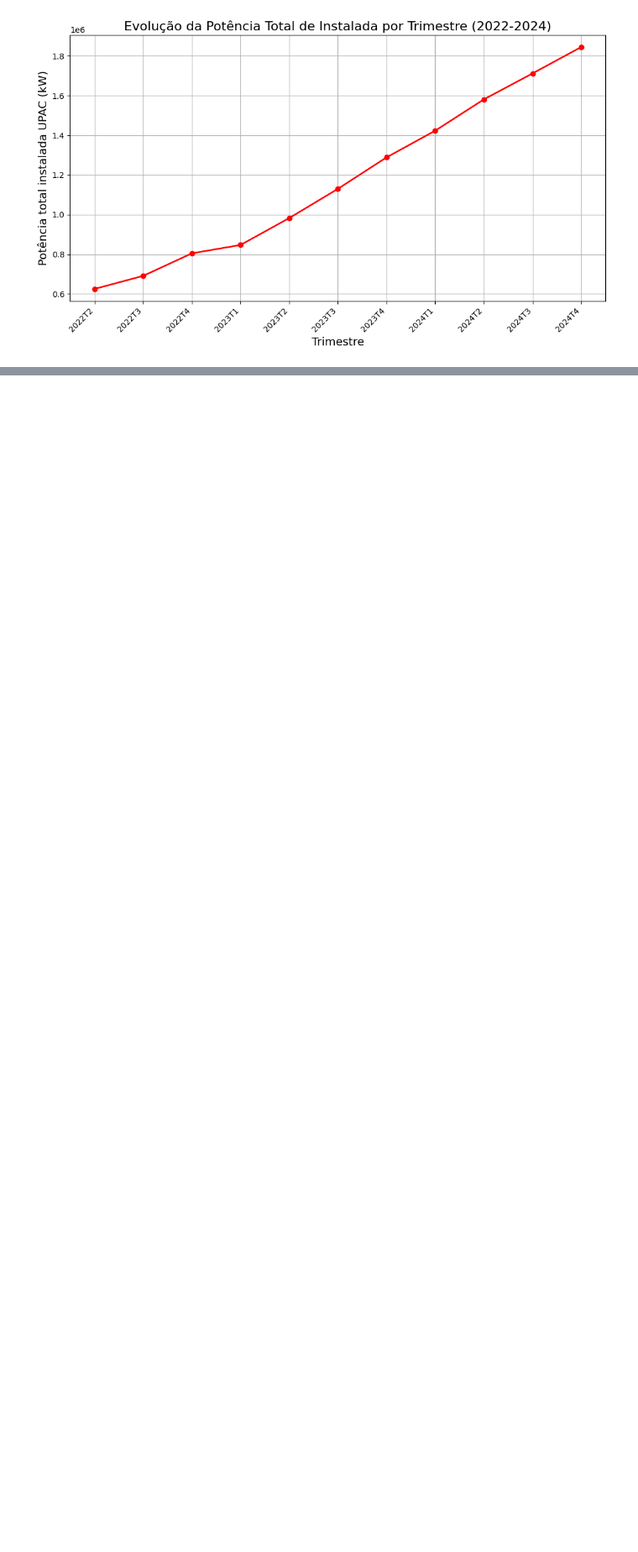
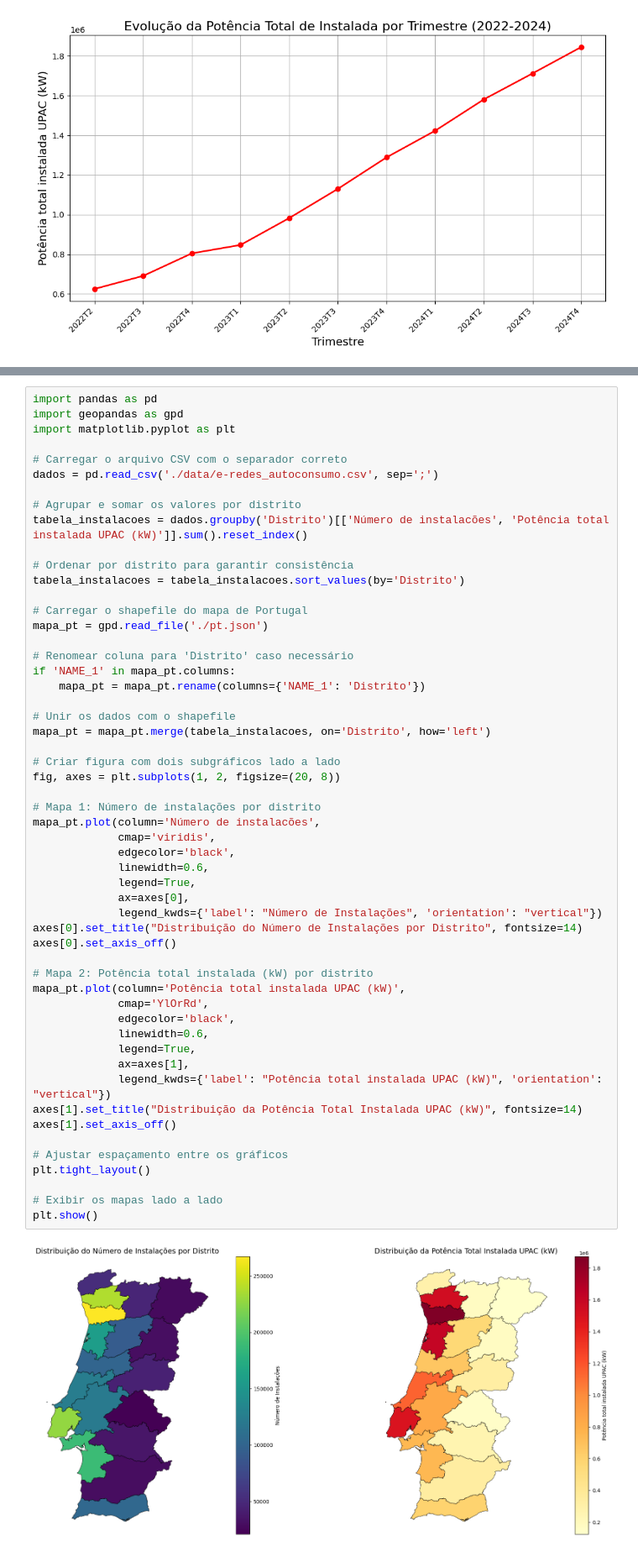
Before and after one commit to leonorsr/E-Redes, a Jupyter notebook: e-redes_autoconsumo.ipynb, the cells around one changed output, grey strips where cells are left out. Shown at 84% size. Drawn from its saved outputs; the diff is of its cells as text; blank space fills up the shorter version.

Commit message:
comparação entre P e N

```diff
--- a/e-redes_autoconsumo.ipynb
+++ b/e-redes_autoconsumo.ipynb
@@ -422,0 +425,56 @@ plt.show()
+# %%
+import pandas as pd
+import geopandas as gpd
+import matplotlib.pyplot as plt
+
+# Carregar o arquivo CSV com o separador correto
+dados = pd.read_csv('./data/e-redes_autoconsumo.csv', sep=';')
+
+# Agrupar e somar os valores por distrito
+tabela_instalacoes = dados.groupby('Distrito')[['Número de instalacões', 'Potência total instalada UPAC (kW)']].sum().reset_index()
+
+# Ordenar por distrito para garantir consistência
+tabela_instalacoes = tabela_instalacoes.sort_values(by='Distrito')
+
+# Carregar o shapefile do mapa de Portugal
+mapa_pt = gpd.read_file('./pt.json')
+
+# Renomear coluna para 'Distrito' caso necessário
+if 'NAME_1' in mapa_pt.columns:
+    mapa_pt = mapa_pt.rename(columns={'NAME_1': 'Distrito'})
+
+# Unir os dados com o shapefile
+mapa_pt = mapa_pt.merge(tabela_instalacoes, on='Distrito', how='left')
+
+# Criar figura com dois subgráficos lado a lado
+fig, axes = plt.subplots(1, 2, figsize=(20, 8))
+
+# Mapa 1: Número de instalações por distrito
+mapa_pt.plot(column='Número de instalacões',
+             cmap='viridis',
+             edgecolor='black',
+             linewidth=0.6,
+             legend=True,
+             ax=axes[0],
+             legend_kwds={'label': "Número de Instalações", 'orientation': "vertical"})
+axes[0].set_title("Distribuição do Número de Instalações por Distrito", fontsize=14)
+axes[0].set_axis_off()
+
+# Mapa 2: Potência total instalada (kW) por distrito
+mapa_pt.plot(column='Potência total instalada UPAC (kW)',
+             cmap='YlOrRd',
+             edgecolor='black',
+             linewidth=0.6,
+             legend=True,
+             ax=axes[1],
+             legend_kwds={'label': "Potência total instalada UPAC (kW)", 'orientation': "vertical"})
+axes[1].set_title("Distribuição da Potência Total Instalada UPAC (kW)", fontsize=14)
+axes[1].set_axis_off()
+
+# Ajustar espaçamento entre os gráficos
+plt.tight_layout()
+
+# Exibir os mapas lado a lado
+plt.show()
+# %% [output]
+[figure, added]
```
Also changed, not shown: parts of 3 cells of this notebook.
